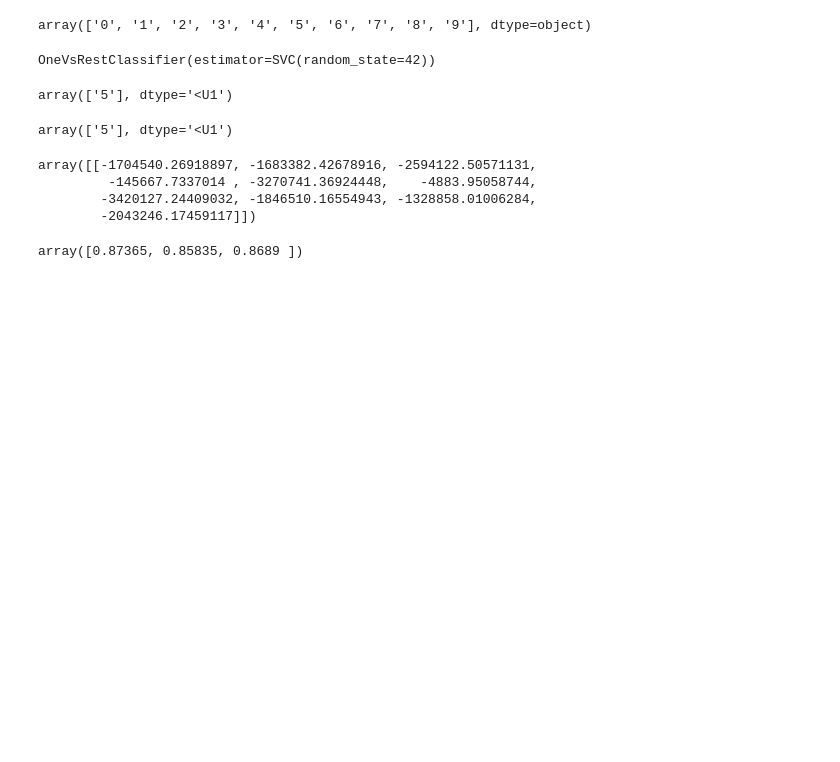
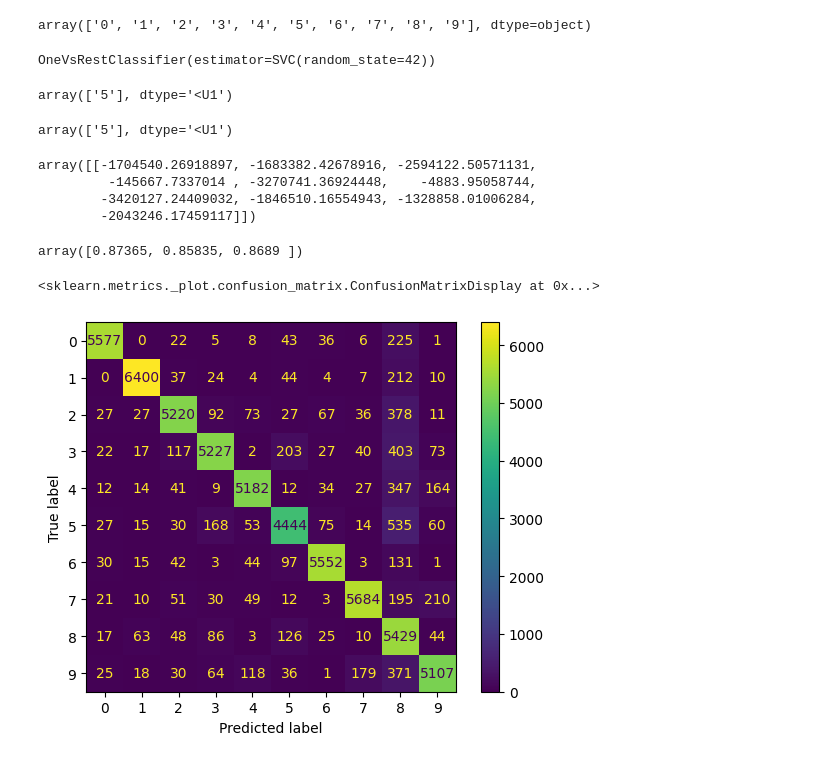
Before and after one commit to mt508/machine-learning-, a Jupyter notebook: classification.ipynb, the cells around one changed output. Drawn from its saved outputs; the diff is of its cells as text; code cells hidden in the pictures; blank space fills up the shorter version.

```diff
--- a/classification.ipynb
+++ b/classification.ipynb
@@ -279,3 +279,15 @@ cross_val_score(sgd_clf,X_train,Y_train,cv=3,scoring='accuracy')
 array([0.87365, 0.85835, 0.8689 ])
 # %%
 from sklearn.preprocessing import StandardScaler
+# %%
+scaler=StandardScaler()
+# %%
+x_scaled=scaler.fit_transform(X_train.astype("float64"))
+# %%
+y_trained_predict=cross_val_predict(sgd_clf,x_scaled,Y_train,cv=3)
+# %%
+from sklearn.metrics import ConfusionMatrixDisplay
+ConfusionMatrixDisplay.from_predictions(Y_train,y_trained_predict)
+# %% [output]
+<sklearn.metrics._plot.confusion_matrix.ConfusionMatrixDisplay at 0x...>
+[figure, added]
```
Also changed, not shown: parts of 8 cells of this notebook.
